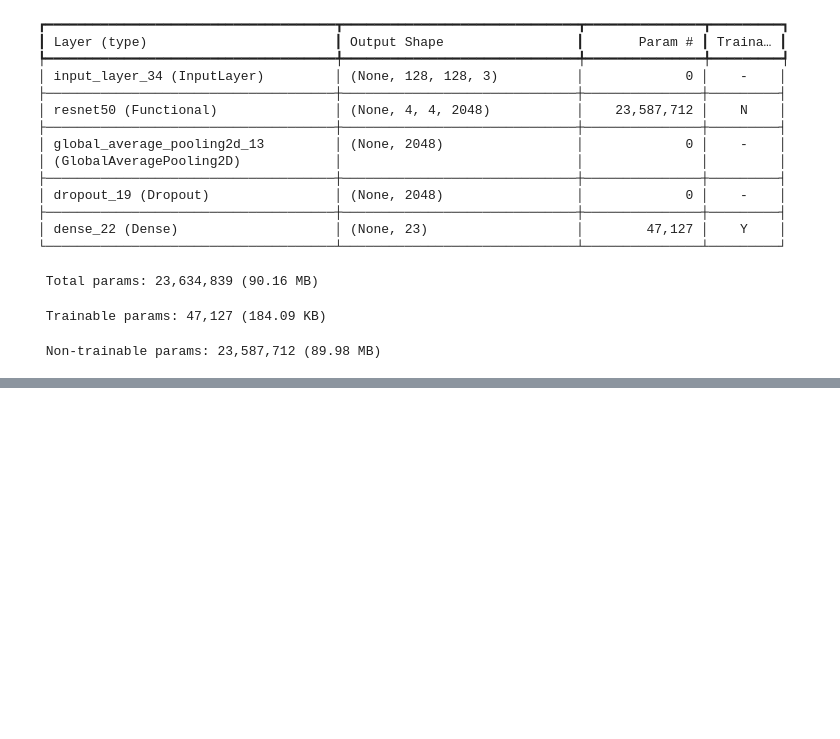
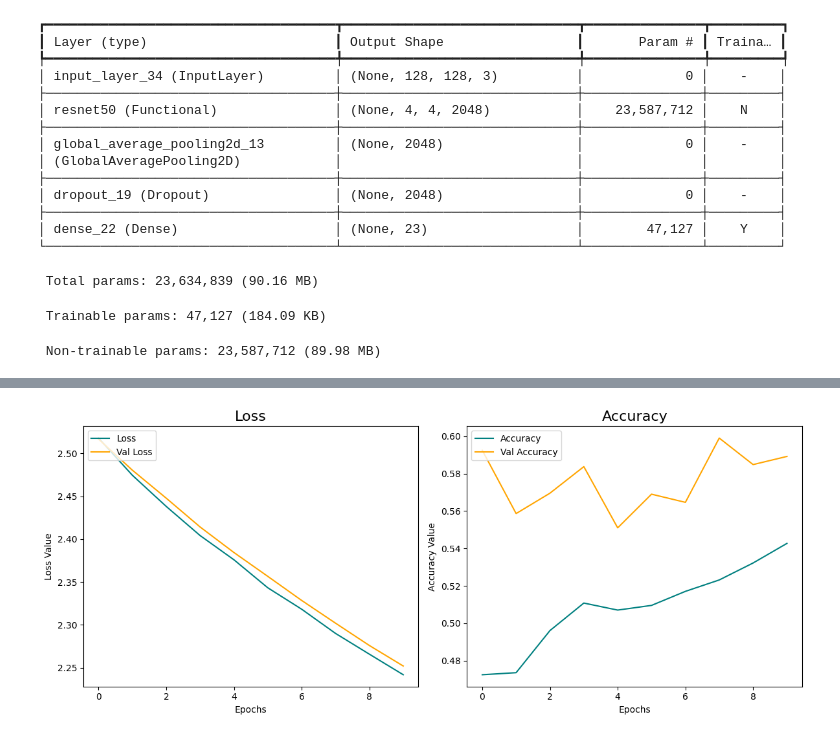
Before and after one commit to mariooohzc/ConvolutionNeuralNetworkImageClassificationProject, a Jupyter notebook: experimental/team3.ipynb, the cells around one changed output, grey strips where cells are left out. Saved outputs shown, nothing was run; the diff lists cells and outputs as text; code cells hidden in the pictures; blank space fills up the shorter version.

```diff
--- a/experimental/team3.ipynb
+++ b/experimental/team3.ipynb
@@ -599,6 +617,6 @@ Model: "functional_18"
  Trainable params: 47,127 (184.09 KB)
  Non-trainable params: 23,587,712 (89.98 MB)
 # %%
-model4.fit(train_generator, epochs = 10, validation_data = val_generator)
+hist4 = model4.fit(train_generator, epochs = 10, validation_data = val_generator)
 # %% [output]
 Epoch 1/10
@@ -635,0 +704,4 @@ False Negative Rate for class 14: 0.0000
+# %%
+plot_loss_and_accuracy(hist4)
+# %% [output]
+[figure, added]
```
Also changed, not shown: parts of 29 cells of this notebook.
